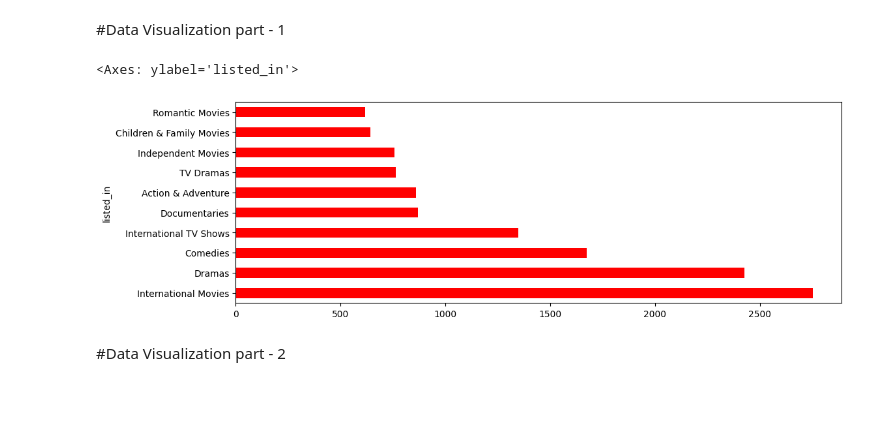
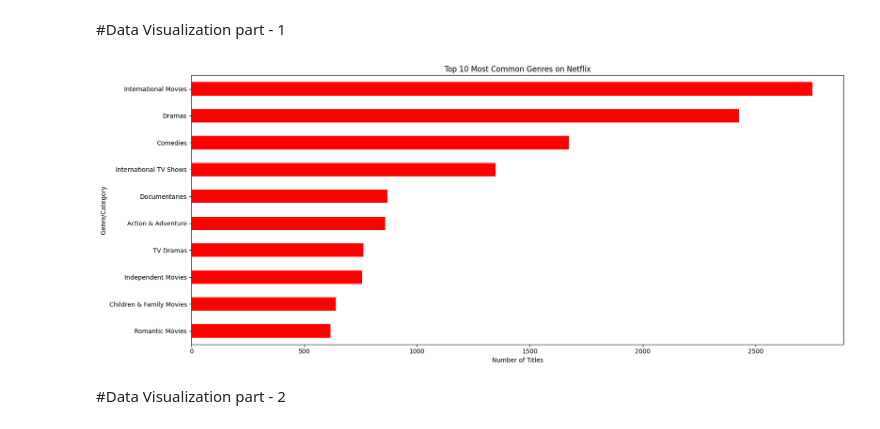
Before and after one commit to amss11258/Netflix-capstone-project, a Jupyter notebook: Netflix_Capstone.ipynb, the cells around one changed output. Saved outputs shown, nothing was run; the diff lists cells and outputs as text; code cells hidden in the pictures; blank space fills up the shorter version.

```diff
--- a/Netflix_Capstone.ipynb
+++ b/Netflix_Capstone.ipynb
@@ -131,9 +139,14 @@ Name: release_year, dtype: float64
 # %% [markdown]
 #Data Visualization part - 1
 # %%
-df['listed_in'].dropna().str.split(',').explode().str.strip().value_counts().head(10).plot(kind='barh', figsize =(12,4), color='Red')
+df['listed_in'].dropna().str.split(',').explode().str.strip().value_counts().head(10).plot(kind='barh', figsize =(17,7), color='Red')
+plt.title('Top 10 Most Common Genres on Netflix')
+plt.xlabel('Number of Titles')
+plt.ylabel('Genre/Category')
+plt.gca().invert_yaxis()
+plt.tight_layout()
+plt.show()
 # %% [output]
-<Axes: ylabel='listed_in'>
-[figure, old version]
+[figure, new version]
 # %% [markdown]
 #Data Visualization part - 2
```
Also changed, not shown: parts of 22 cells of this notebook.
